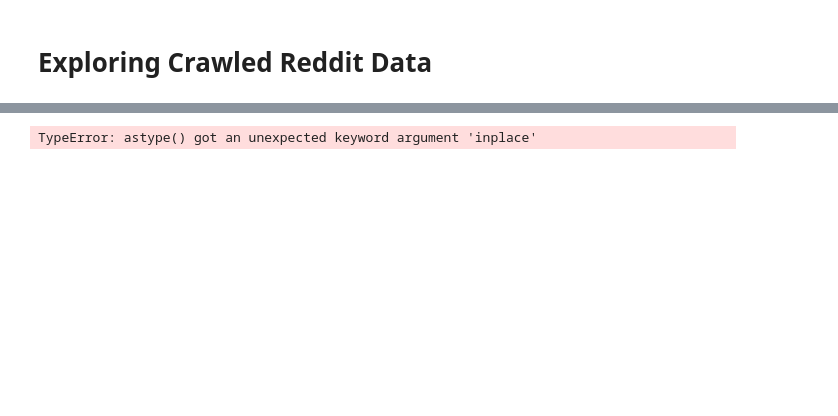
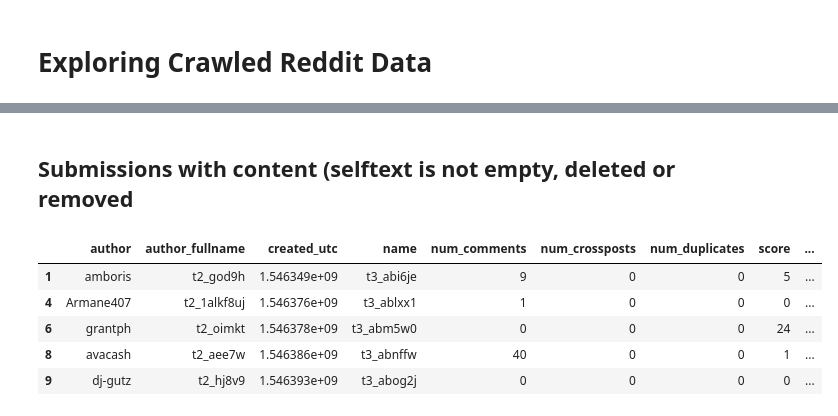
Before and after one commit to stephanieeechang/tos-summary, a Jupyter notebook: utils/reddit/explore.ipynb, the cells around one changed output, grey strips where cells are left out. Cells and saved outputs as stored; diff of their text form; code cells hidden in the pictures; blank space fills up the shorter version.

```diff
--- a/utils/reddit/explore.ipynb
+++ b/utils/reddit/explore.ipynb
@@ -158,4 +164,15 @@ df_submissions.iloc[0]['user_reports'].dtype
-# %%
-df_submissions['selftext'].astype(str, inplace=True)
-# %% [output]
-TypeError: astype() got an unexpected keyword argument 'inplace'
+# %% [markdown]
+## Submissions with content (selftext is not empty, deleted or removed
+# %%
+#
+df_contented_submissions = df_submissions[
+    (df_submissions['selftext'] != '[deleted]') & (df_submissions['selftext'] != '[removed]') & (df_submissions['selftext'] != '')
+]
+df_contented_submissions.head()
+# %% [output]
+|  | author | author_fullname | created_utc | name | num_comments | num_crossposts | num_duplicates | score | ... |
+| 1 | amboris | t2_god9h | 1.546349e+09 | t3_abi6je | 9 | 0 | 0 | 5 | ... |
+| 4 | Armane407 | t2_1alkf8uj | 1.546376e+09 | t3_ablxx1 | 1 | 0 | 0 | 0 | ... |
+| 6 | grantph | t2_oimkt | 1.546378e+09 | t3_abm5w0 | 0 | 0 | 0 | 24 | ... |
+| 8 | avacash | t2_aee7w | 1.546386e+09 | t3_abnffw | 40 | 0 | 0 | 1 | ... |
+| 9 | dj-gutz | t2_hj8v9 | 1.546393e+09 | t3_abog2j | 0 | 0 | 0 | 0 | ... |
```
Also changed, not shown: parts of 15 cells of this notebook.
